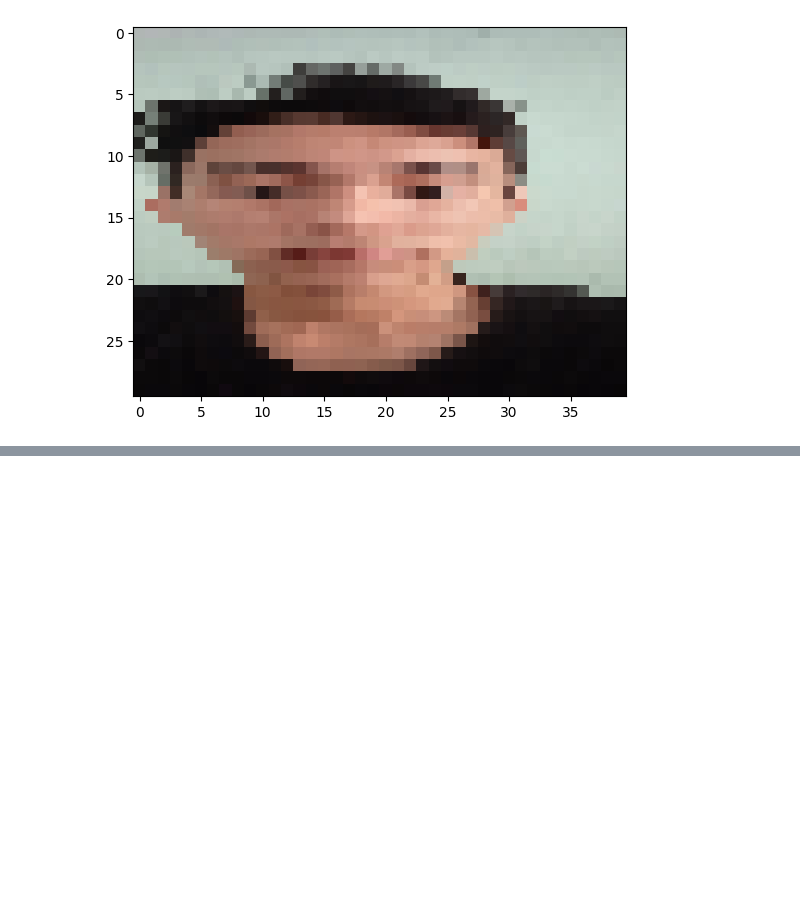
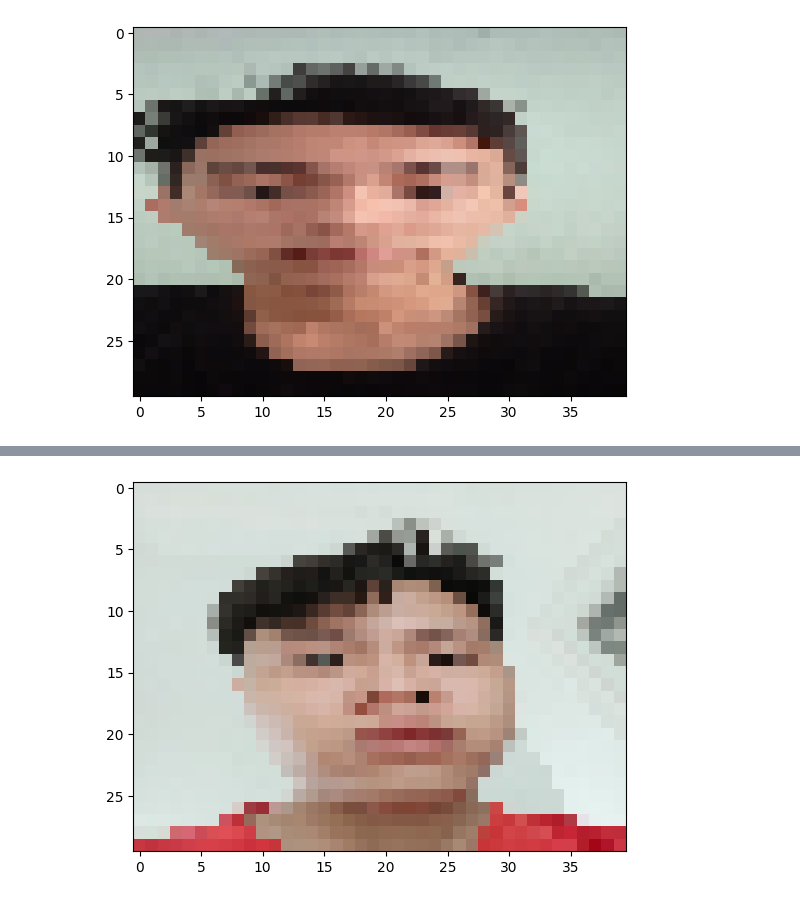
Before and after one commit to hodangtu01/HOMEWORK1---AI, a Jupyter notebook: Detection_Face.ipynb, the cells around one changed output, grey strips where cells are left out. Drawn from its saved outputs; the diff is of its cells as text; code cells hidden in the pictures; blank space fills up the shorter version.

```diff
--- a/Detection_Face.ipynb
+++ b/Detection_Face.ipynb
@@ -190,0 +199,10 @@ Phong
+# %%
+from matplotlib import pyplot as plt
+img = load_img(r'/content/drive/MyDrive/cifar100_tu_w9.hs5/tuan.jpg', target_size=(30, 40))
+plt.imshow(img)
+img = img_to_array(img)
+img = img.reshape(1, 30, 40, 3)
+img = img.astype('float32') / 255
+result = labels[np.argmax(model.predict(img))]
+print(result)
+# %% [output]
@@ -190,0 +211 @@ Phong
+[figure, added]
```
Also changed, not shown: parts of 2 cells of this notebook.
